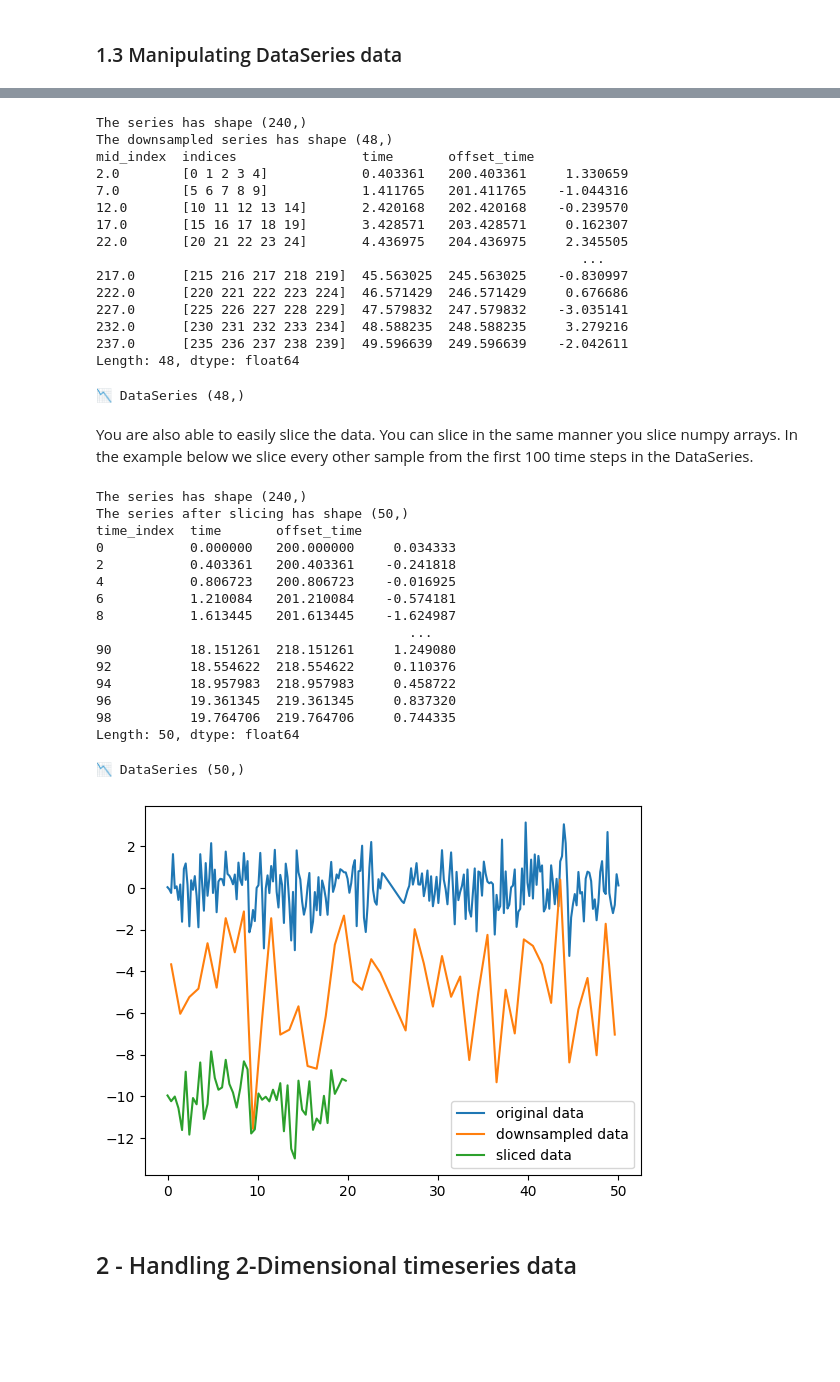
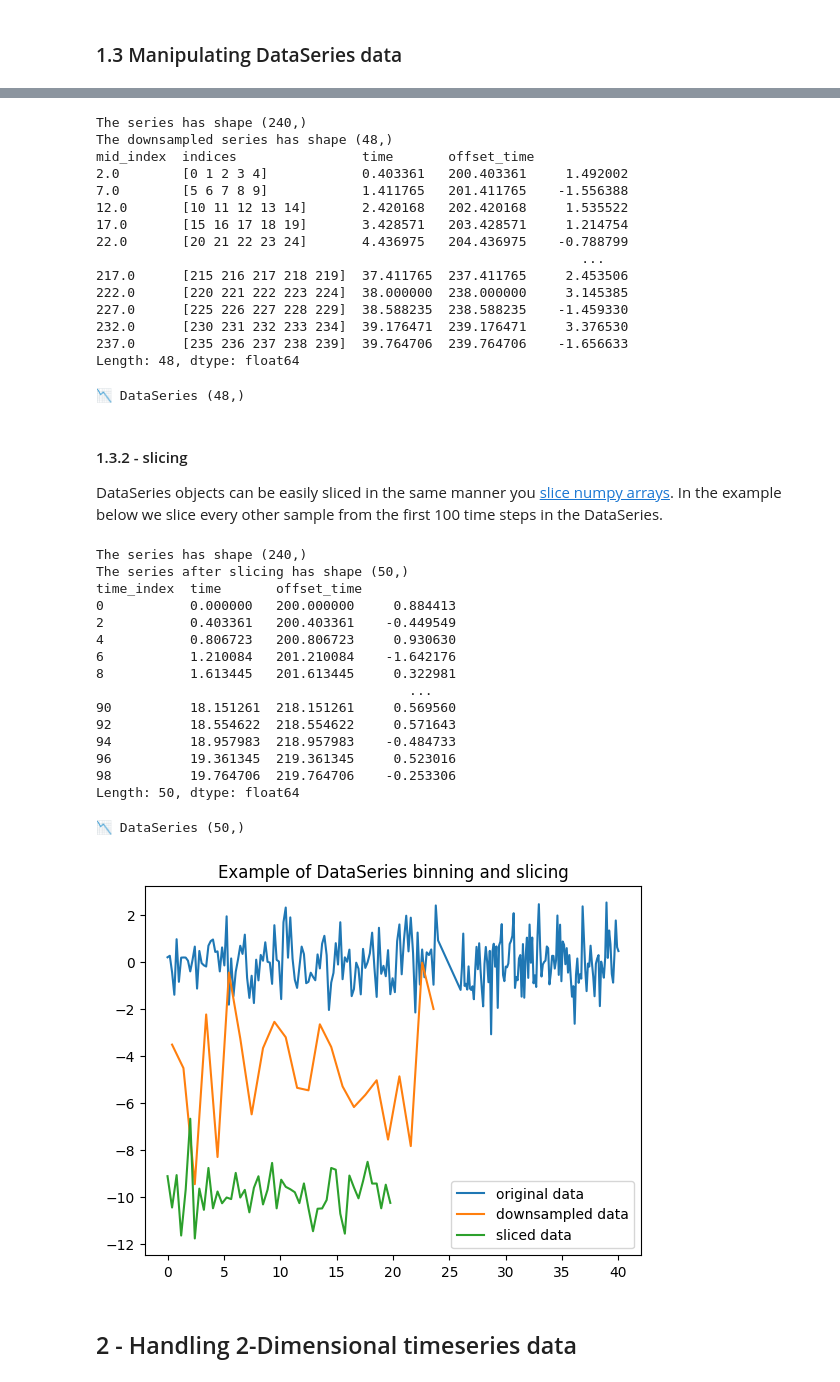
Before and after one commit to lightkurve/lkdata, a Jupyter notebook: docs/tutorials/DataCube_tutorial.ipynb, the cells around one changed output, grey strips where cells are left out. Drawn from its saved outputs; the diff is of its cells as text; code cells hidden in the pictures; blank space fills up the shorter version.

```diff
--- a/docs/tutorials/DataCube_tutorial.ipynb
+++ b/docs/tutorials/DataCube_tutorial.ipynb
@@ -200,5 +176,5 @@ series.time[-1] - series.time[-2]
 # %%
-# Generate some random times.
+# Generate some random times. In this case, add a gap in time, with different time steps before and after the gap.
 times = np.append(np.linspace(0, 24, 120), np.linspace(26,40, 120))
 
 # Generate some random data
@@ -207,11 +183,10 @@ data = np.random.randn(len(times))
 # Generate some errors
 data_err = np.abs(data) * .1
 
-series = lkdata.DataSeries(data=data, #dict(zip(times, data)),
+series = lkdata.DataSeries(data=data,
                        uncertainty=data_err,
                        time_indices={'time':times, 'offset_time':times+200},
-                       extra_metadata = 'This is my first DataSeries',
-                    #index=times,
+                       extra_metadata = 'This is a random DataSeries',
                           )
 series
 # %% [output]
@@ -256,5 +237,5 @@ Length: 24, dtype: float64
 # %%
-downsampled_series = series.downsample(level='time_index') # default 5 time steps
+downsampled_series = series.downsample(level='time_index') # default 5 time_index steps
 print(f"The series has shape {series.shape}")
 print(f"The downsampled series has shape {downsampled_series.shape}")
 downsampled_series
@@ -262,21 +243,23 @@ downsampled_series
 The series has shape (240,)
 The downsampled series has shape (48,)
 mid_index  indices                time       offset_time
-2.0        [0 1 2 3 4]            0.403361   200.403361     1.330659
-7.0        [5 6 7 8 9]            1.411765   201.411765    -1.044316
-12.0       [10 11 12 13 14]       2.420168   202.420168    -0.239570
-17.0       [15 16 17 18 19]       3.428571   203.428571     0.162307
-22.0       [20 21 22 23 24]       4.436975   204.436975     2.345505
+2.0        [0 1 2 3 4]            0.403361   200.403361     1.492002
+7.0        [5 6 7 8 9]            1.411765   201.411765    -1.556388
+12.0       [10 11 12 13 14]       2.420168   202.420168     1.535522
+17.0       [15 16 17 18 19]       3.428571   203.428571     1.214754
+22.0       [20 21 22 23 24]       4.436975   204.436975    -0.788799
                                                               ...
-217.0      [215 216 217 218 219]  45.563025  245.563025    -0.830997
-222.0      [220 221 222 223 224]  46.571429  246.571429     0.676686
-227.0      [225 226 227 228 229]  47.579832  247.579832    -3.035141
-232.0      [230 231 232 233 234]  48.588235  248.588235     3.279216
-237.0      [235 236 237 238 239]  49.596639  249.596639    -2.042611
+217.0      [215 216 217 218 219]  37.411765  237.411765     2.453506
+222.0      [220 221 222 223 224]  38.000000  238.000000     3.145385
+227.0      [225 226 227 228 229]  38.588235  238.588235    -1.459330
+232.0      [230 231 232 233 234]  39.176471  239.176471     3.376530
+237.0      [235 236 237 238 239]  39.764706  239.764706    -1.656633
 Length: 48, dtype: float64
 📉 DataSeries (48,)
 # %% [markdown]
-You are also able to easily slice the data. You can slice in the same manner you slice numpy arrays. In the example below we slice every other sample from the first 100 time steps in the DataSeries.
+#### 1.3.2 - slicing
+
+DataSeries objects can be easily sliced in the same manner you [slice numpy arrays](https://numpy.org/doc/stable/user/absolute_beginners.html#indexing-and-slicing). In the example below we slice every other sample from the first 100 time steps in the DataSeries.
 # %%
 sliced_series = series[:100:2]
 print(f"The series has shape {series.shape}")
@@ -286,29 +269,31 @@ sliced_series
 The series has shape (240,)
 The series after slicing has shape (50,)
 time_index  time       offset_time
-0           0.000000   200.000000     0.034333
-2           0.403361   200.403361    -0.241818
-4           0.806723   200.806723    -0.016925
-6           1.210084   201.210084    -0.574181
-8           1.613445   201.613445    -1.624987
+0           0.000000   200.000000     0.884413
+2           0.403361   200.403361    -0.449549
+4           0.806723   200.806723     0.930630
+6           1.210084   201.210084    -1.642176
+8           1.613445   201.613445     0.322981
                                         ...
-90          18.151261  218.151261     1.249080
-92          18.554622  218.554622     0.110376
-94          18.957983  218.957983     0.458722
-96          19.361345  219.361345     0.837320
-98          19.764706  219.764706     0.744335
+90          18.151261  218.151261     0.569560
+92          18.554622  218.554622     0.571643
+94          18.957983  218.957983    -0.484733
+96          19.361345  219.361345     0.523016
+98          19.764706  219.764706    -0.253306
 Length: 50, dtype: float64
 📉 DataSeries (50,)
 # %%
 # Let's take a look at what these DataSeries look like
 fig, ax = plt.subplots(1)
+ax.set_title('Example of DataSeries binning and slicing')
 ax.plot(series.time, series.data, label='original data')
-ax.plot(downsampled_series.time, downsampled_series.data - 5,label='downsampled data')
-ax.plot(sliced_series.time, sliced_series.data - 10, label='sliced data')
+# Note we are artificially adding a y-offset to the data for clarity
+ax.plot(downsampled_series.time, downsampled_series.data - 5,label='downsampled data') # bin 5 datapoints
+ax.plot(sliced_series.time, sliced_series.data - 10, label='sliced data') # First 100 time steps, keeping every other step
 ax.legend()
 plt.show()
 # %% [output]
-[figure, old version]
+[figure, new version]
 # %% [markdown]
 ## 2 - Handling 2-Dimensional timeseries data
 # %% [markdown]
```
Also changed, not shown: parts of 70 cells of this notebook.
